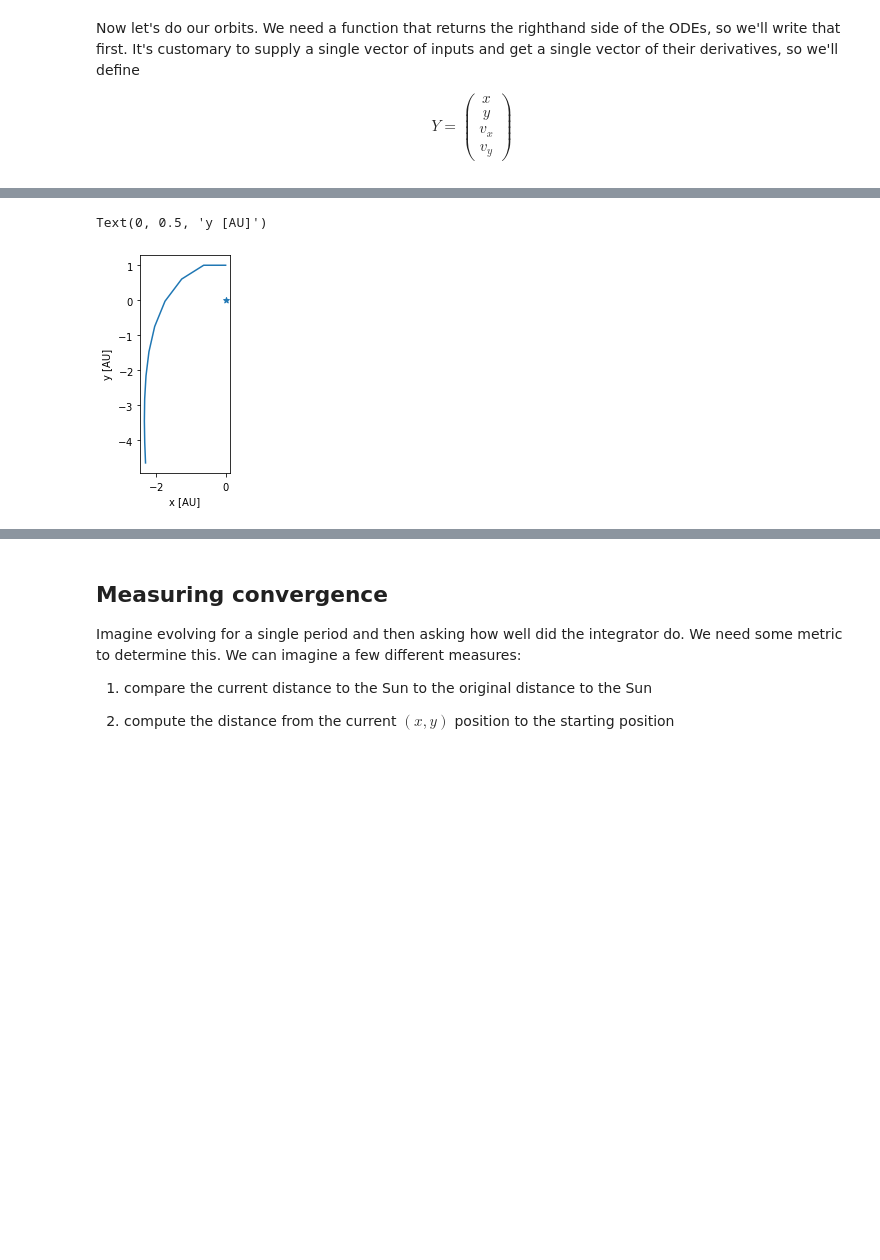
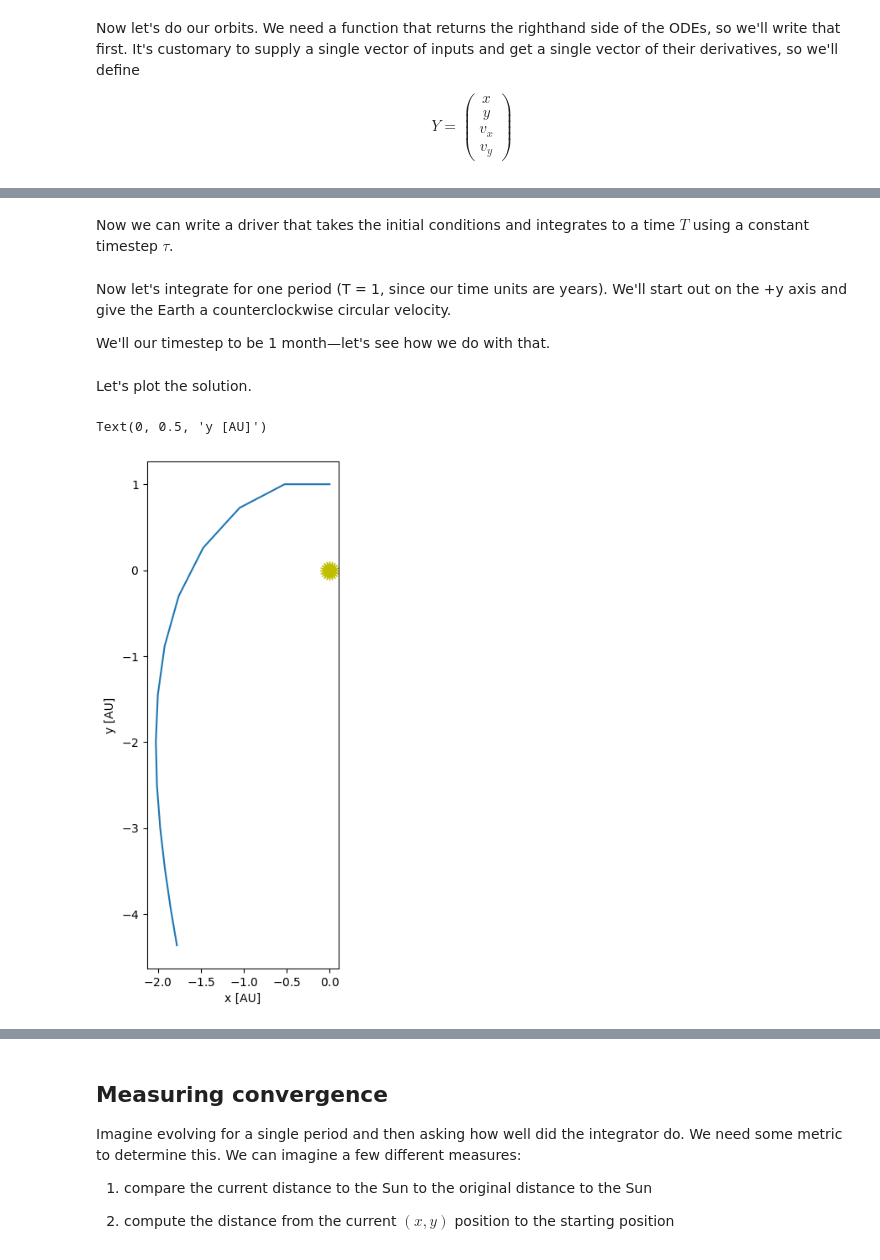
Before and after one commit to zingale/comp_astro_tutorial, a Jupyter notebook: content/04-ODEs.ipynb, the cells around one changed output, grey strips where cells are left out. Saved outputs shown, nothing was run; the diff lists cells and outputs as text; code cells hidden in the pictures; blank space fills up the shorter version.

Commit message:
more orbits

```diff
--- a/content/04-ODEs.ipynb
+++ b/content/04-ODEs.ipynb
@@ -1,6 +1,9 @@
 # %%
 import numpy as np
 import matplotlib.pyplot as plt
+import matplotlib as mpl
+mpl.rcParams['figure.dpi'] = 100
+mpl.rcParams['figure.figsize'] = (10, 8)
 # %% [markdown]
 # ODEs
 # %% [markdown]
@@ -96,6 +96,8 @@ class OrbitHistory:
         self.y.append(Y[1])
         self.vx.append(Y[2])
         self.vy.append(Y[3])
+# %% [markdown]
+Now we can write a driver that takes the initial conditions and integrates to a time $T$ using a constant timestep $\tau$.
 # %%
 def euler_orbit(Y0, tau, T):
 
@@ -129,6 +131,10 @@ def euler_orbit(Y0, tau, T):
         o.store_current_solution(t, Y)
 
     return o
+# %% [markdown]
+Now let's integrate for one period (T = 1, since our time units are years).  We'll start out on the +y axis and give the Earth a counterclockwise circular velocity.
+
+We'll our timestep to be 1 month&mdash;let's see how we do with that.
 # %%
 T = 1
 x0 = 0
@@ -138,19 +144,24 @@ vy0 = 0
 
 Y0 = np.array([x0, y0, vx0, vy0])
 
-tau = 0.1
+tau = 1.0/12.0
 
 orbit = euler_orbit(Y0, tau, 1)
+# %% [markdown]
+Let's plot the solution.
 # %%
 fig = plt.figure()
 ax = fig.add_subplot(111)
 
 # draw the Sun
-ax.scatter([0], [0], marker="*")
+ax.scatter([0], [0], marker=(20,1), color="y", s=250)
+
+# draw the orbit
 ax.plot(orbit.x, orbit.y)
+
 ax.set_aspect("equal")
 ax.set_xlabel("x [AU]")
 ax.set_ylabel("y [AU]")
 # %% [output]
 Text(0, 0.5, 'y [AU]')
-[figure, old version]
+[figure, new version]
```
Also changed, not shown: parts of 6 cells of this notebook.
